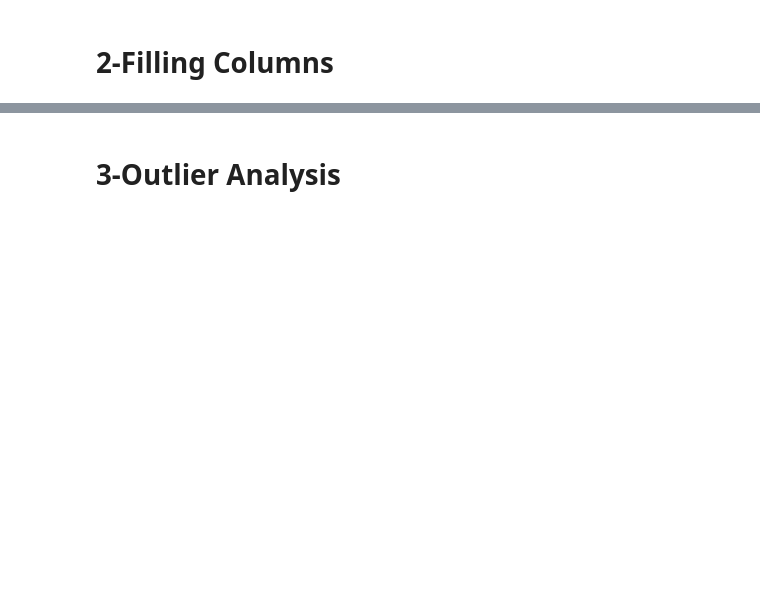
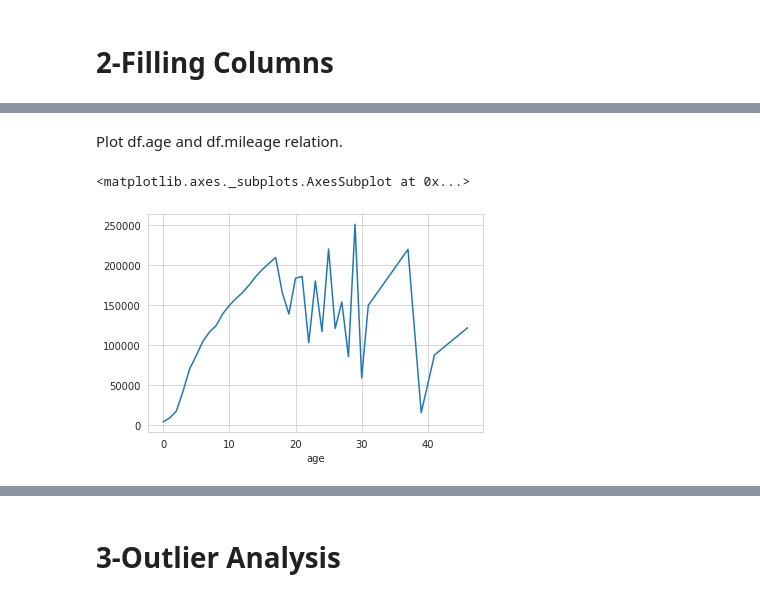
Before and after one commit to fidanfatih/Pycoders_Capstone, a Jupyter notebook: Pycoders_AutoScout.ipynb, the cells around one changed output, grey strips where cells are left out. Cells and saved outputs as stored; diff of their text form; code cells hidden in the pictures; blank space fills up the shorter version.

```diff
--- a/Pycoders_AutoScout.ipynb
+++ b/Pycoders_AutoScout.ipynb
@@ -1608,0 +1684,3 @@ sns.heatmap(df.isnull(),yticklabels=False,cbar=False,cmap='viridis');
+# %%
+# we checked the urls. Lets adjust the anomalies.
+df.age = df.age.replace(-6,4).replace(-3,1)
@@ -1608,0 +1731,2 @@ sns.heatmap(df.isnull(),yticklabels=False,cbar=False,cmap='viridis');
+# %%
+df.age = df.age.fillna(0)
@@ -1608,0 +1753,7 @@ sns.heatmap(df.isnull(),yticklabels=False,cbar=False,cmap='viridis');
+# %% [markdown]
+Plot df.age and df.mileage relation.
+# %%
+df.groupby('age').mileage.mean().plot()
+# %% [output]
+<matplotlib.axes._subplots.AxesSubplot at 0x...>
+[figure, added]
```
Also changed, not shown: parts of 103 cells of this notebook.
